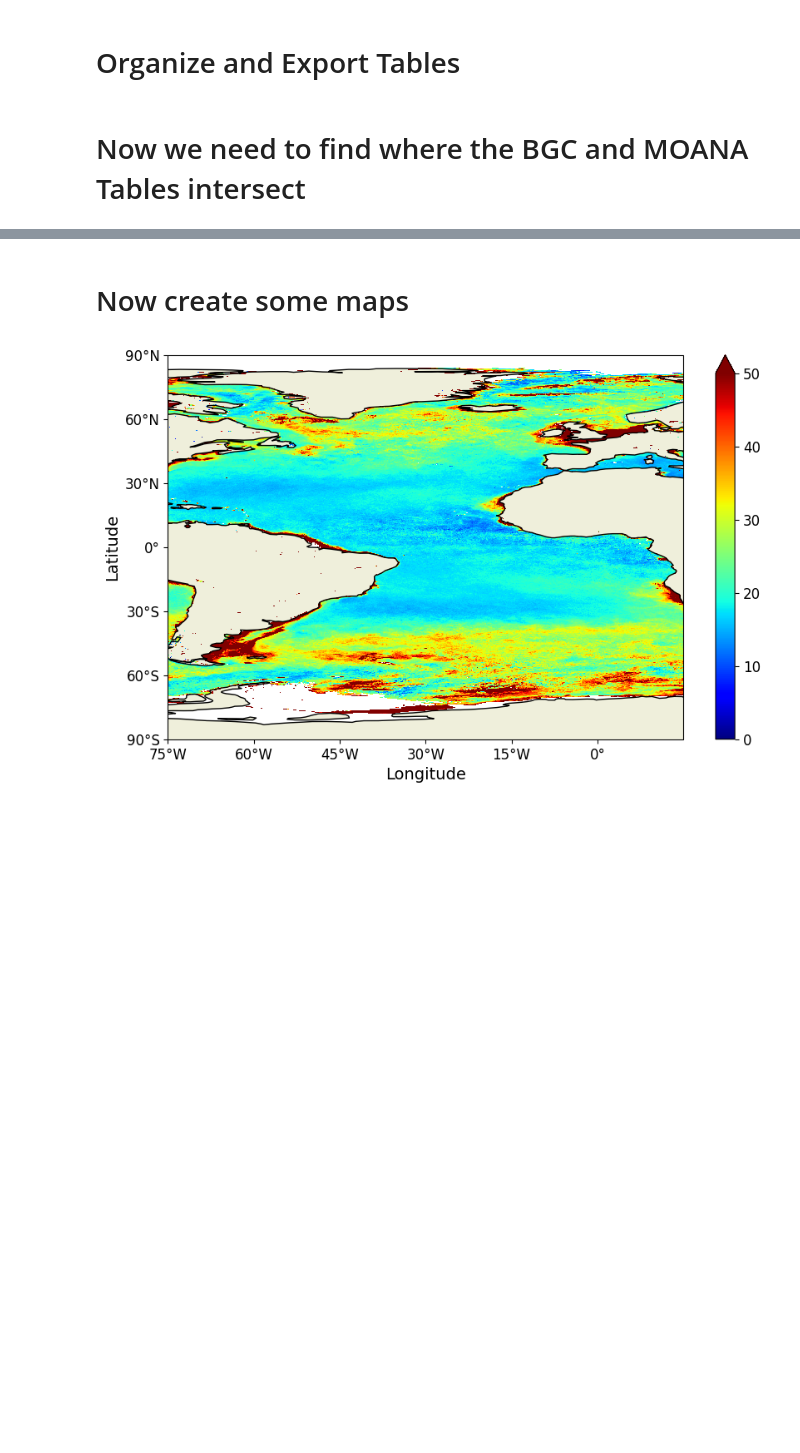
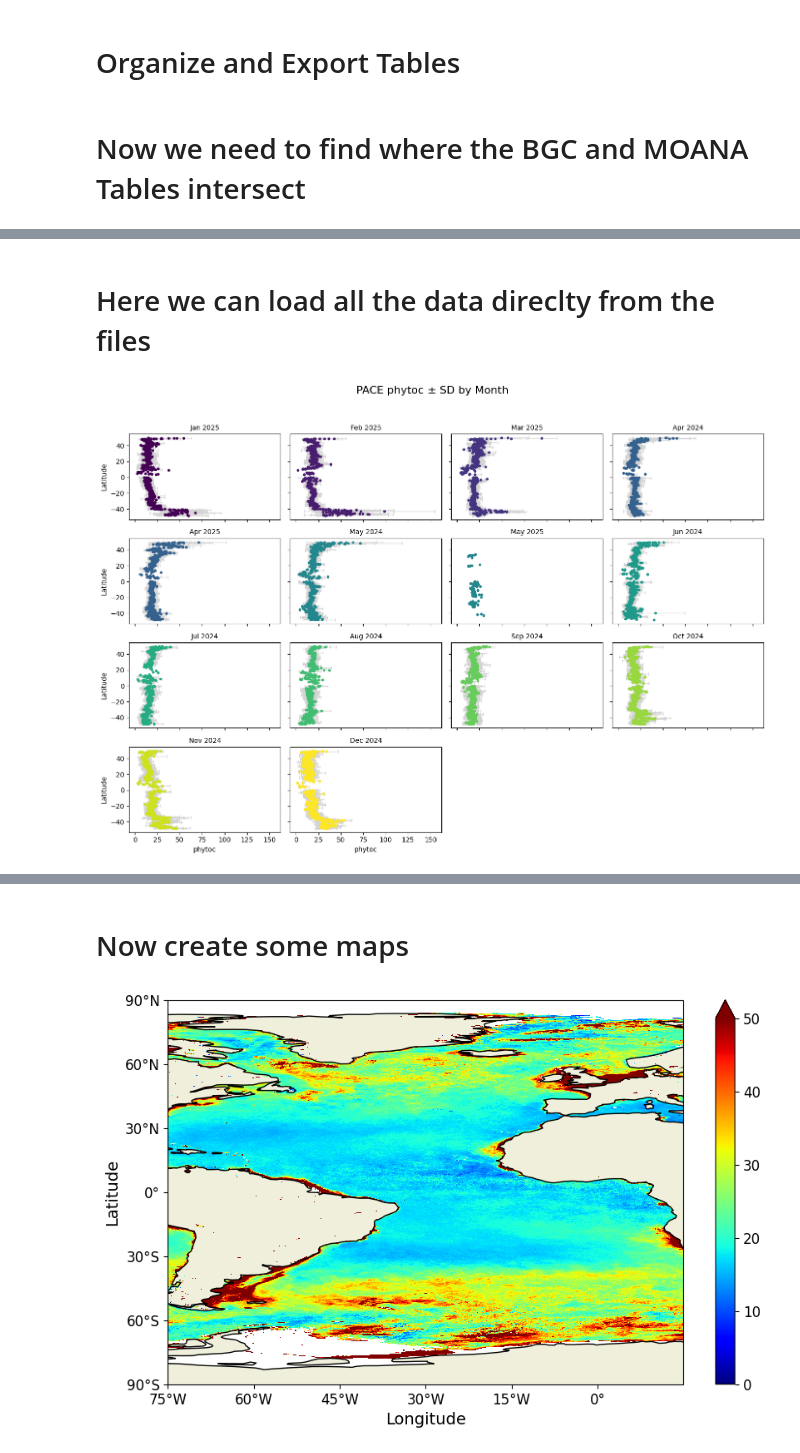
Before and after one commit to pedmondlerner/phytoSTEW, a Jupyter notebook: Team/plerner/phytoSTEW_POC_cphyto.ipynb, the cells around one changed output, grey strips where cells are left out. Saved outputs shown, nothing was run; the diff lists cells and outputs as text; code cells hidden in the pictures; blank space fills up the shorter version.

```diff
--- a/Team/plerner/phytoSTEW_POC_cphyto.ipynb
+++ b/Team/plerner/phytoSTEW_POC_cphyto.ipynb
@@ -326,0 +327,34 @@ df
+# %% [markdown]
+# Here we can load all the data direclty from the files
+# %%
+df_poc = pd.read_csv('Tables/poc_monthly_stats_unnormalized.csv')
+df_poc = df_poc.rename(columns={"cv": "cv_poc", "mean": "mean_poc","median": "median_poc","std": "std_poc","value": "name_poc"})
+df_phytoc = pd.read_csv('Tables/phyto_carbon_monthly_stats_unnormalized.csv')
+df_phytoc = df_phytoc.rename(columns={"cv": "cv_phytoc", "mean": "mean_phytoc","median": "median_phytoc","std": "std_phytoc","value": "name_phytoc"})
+df_chla = pd.read_csv('Tables/chla_monthly_stats_unnormalized.csv')
+df_chla = df_chla.rename(columns={"cv": "cv_chla", "mean": "mean_chla","median": "median_chla","std": "std_chla","value": "name_chla"})
+
+
+df_syn = pd.read_csv('../Olivia/Tables/syncoccus_monthly_stats_unnormalized.csv')
+df_syn = df_syn.rename(columns={"cv": "cv_syn", "mean": "mean_syn","median": "median_syn","std": "std_syn","value": "name_syn"})
+df_pro = pd.read_csv('../Olivia/Tables/prococcus_monthly_stats_unnormalized.csv')
+df_pro = df_pro.rename(columns={"cv": "cv_pro", "mean": "mean_pro","median": "median_pro","std": "std_pro","value": "name_pro"})
+df_pic = pd.read_csv('../Olivia/Tables/picoeuk_monthly_stats_unnormalized.csv')
+df_pic = df_pic.rename(columns={"cv": "cv_pic", "mean": "mean_pic","median": "median_pic","std": "std_pic","value": "name_pic"})
+
+
+
+keys =['month_year','Lat','Lon']
+df = pd.merge(df_poc, df_phytoc, on=keys)
+df = pd.merge(df, df_chla, on=keys)
+df = pd.merge(df, df_syn, on=keys)
+df = pd.merge(df, df_pro, on=keys)
+df = pd.merge(df, df_pic, on=keys)
+# %%
+# we need to remove some outlieres:
+df.loc[df['mean_phytoc'] > 200, 'mean_phytoc'] = np.nan
+df.loc[df['mean_poc'] > 250, 'mean_poc']=np.nan
+df.loc[df['mean_chla'] > 2, 'mean_chla']=np.nan
+
+# remove nan rwos
+df=df.dropna()
@@ -326,0 +424,4 @@ df
+# %%
+PACE_lat_plots(df,'phytoc')
+# %% [output]
+[figure, added]
```
Also changed, not shown: parts of 19 cells of this notebook, 2 other files.
